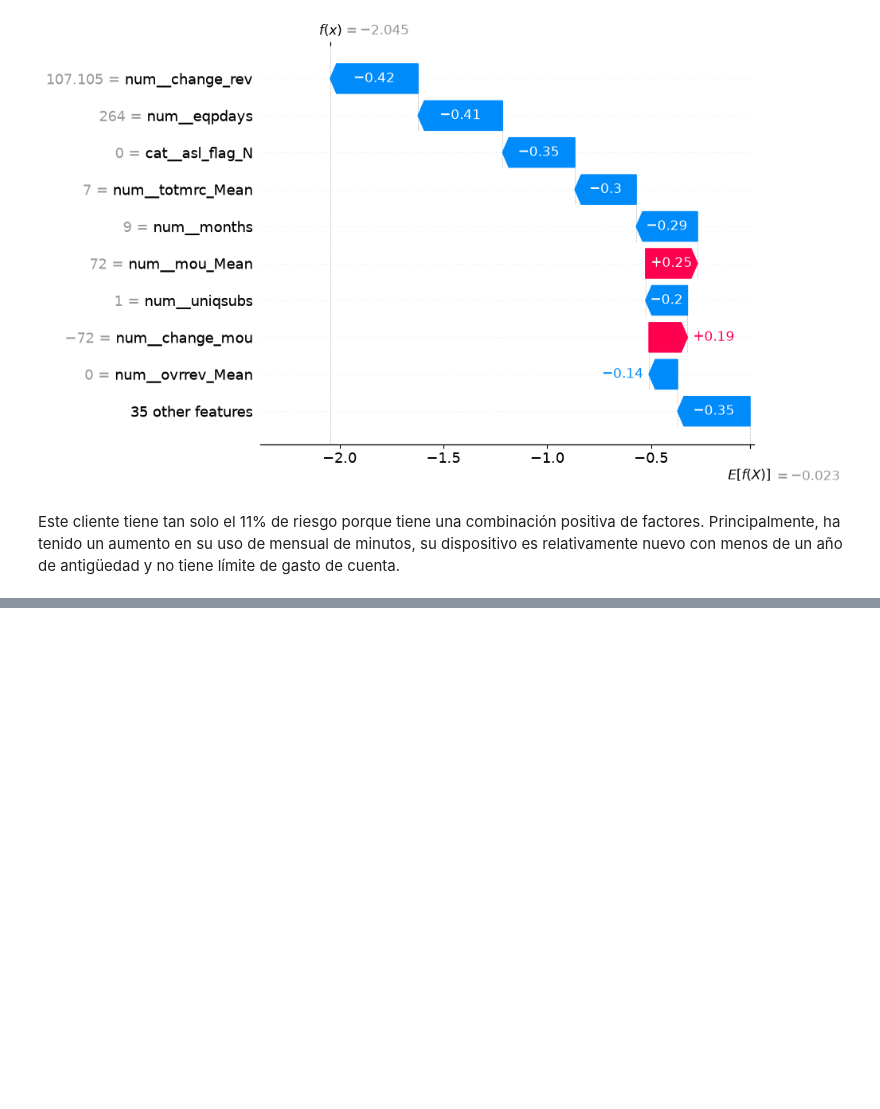
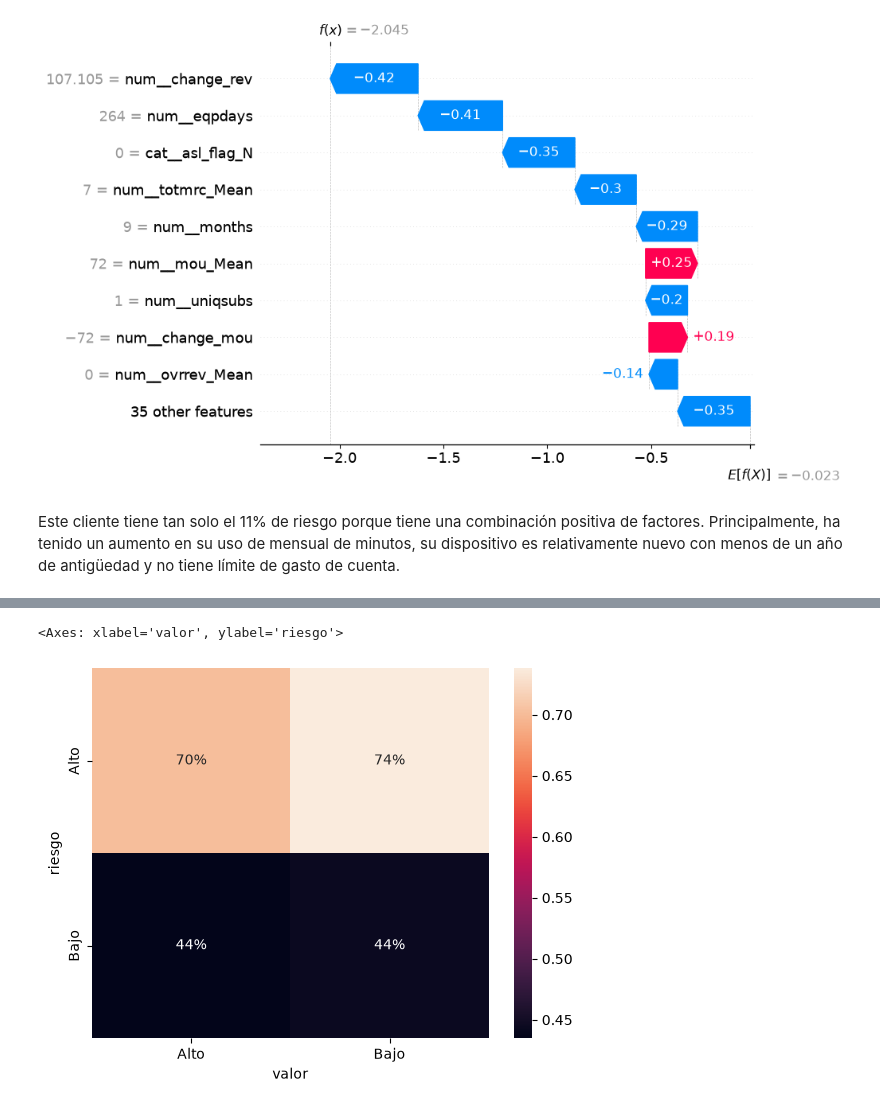
Before and after one commit to DpalaciosR20/churn-sdg, a Jupyter notebook: notebooks/05_explicabilidad.ipynb, the cells around one changed output, grey strips where cells are left out. Cells and saved outputs as stored; diff of their text form; code cells hidden in the pictures; blank space fills up the shorter version.

```diff
--- a/notebooks/05_explicabilidad.ipynb
+++ b/notebooks/05_explicabilidad.ipynb
@@ -302,3 +304,15 @@ Cliente en la posición [1364] | Probabilidad de fuga: 11.5%
 [figure]
 # %% [markdown]
 Este cliente tiene tan solo el 11% de riesgo porque tiene una combinación positiva de factores. Principalmente, ha tenido un aumento en su uso de mensual de minutos, su dispositivo es relativamente nuevo con menos de un año de antigüedad y no tiene límite de gasto de cuenta.
+# %%
+segmentos = pd.DataFrame({
+    "score": pipeline_lgbm.predict_proba(X_test)[:, 1],
+    "churn": y_test,
+    "rev_Mean": X_test["rev_Mean"],
+}, index=X_test.index)
+# %%
+umbral_riesgo = segmentos["score"].quantile(0.80)       # el 20% de mayor riesgo
+mediana_valor = segmentos["rev_Mean"].median()
+
+segmentos["riesgo"] = np.where(segmentos["score"] >= umbral_riesgo, "Alto", "Bajo")
+segmentos["valor"] = np.where(segmentos["rev_Mean"] > mediana_valor, "Alto", "Bajo")
@@ -304,0 +321,9 @@ Este cliente tiene tan solo el 11% de riesgo porque tiene una combinación posit
+# %%
+segmentos["ingreso_perdido"] = segmentos["rev_Mean"] * segmentos["churn"] # 0 si no se fue
+# %%
+matriz = segmentos.groupby(["riesgo", "valor"]).agg(
+    n_clientes=("churn", "size"),
+    tasa_churn=("churn", "mean"),
+    ingreso_en_juego=("ingreso_perdido", "sum"),
+)
+matriz["ingreso_por_cliente"] = matriz["ingreso_en_juego"] / matriz["n_clientes"]
@@ -304,0 +339,10 @@ Este cliente tiene tan solo el 11% de riesgo porque tiene una combinación posit
+# %%
+import seaborn
+
+seaborn.heatmap(
+    matriz["tasa_churn"].unstack()
+    ,annot=True,fmt=".0%"
+)
+# %% [output]
+<Axes: xlabel='valor', ylabel='riesgo'>
+[figure, added]
```
Also changed, not shown: parts of 5 cells of this notebook, 3 other files.
